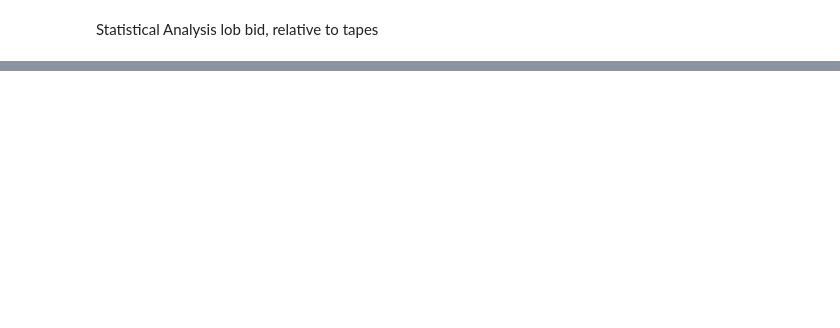
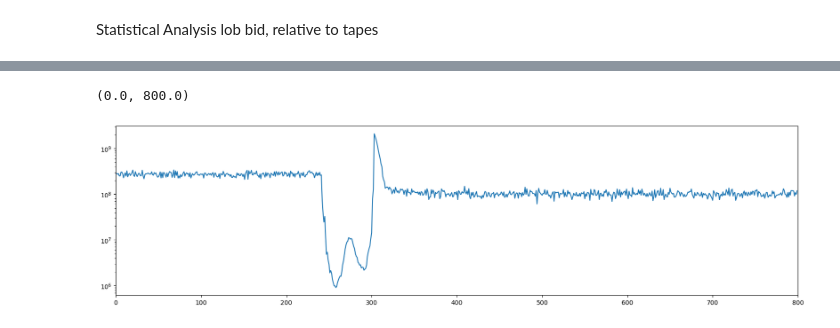
Before and after one commit to UoB-DSMP-2023-24/dsmp-2024-group-19, a Jupyter notebook: Forecasting/Hypothesis_Testing.ipynb, the cells around one changed output, grey strips where cells are left out. Drawn from its saved outputs; the diff is of its cells as text; code cells hidden in the pictures; blank space fills up the shorter version.

Commit message:
twa activity ratio

```diff
--- a/Forecasting/Hypothesis_Testing.ipynb
+++ b/Forecasting/Hypothesis_Testing.ipynb
@@ -38,0 +54,9 @@ Time taken to reach each day: 0.16023826599121094
+# %%
+activity_ratio = (twa)/(volumes+1)
+plt.figure(figsize=(20,5))
+plt.plot(activity_ratio)
+plt.yscale("log")
+plt.xlim(0,800)
+# %% [output]
+(0.0, 800.0)
+[figure, added]
```
Also changed, not shown: parts of 4 cells of this notebook.
